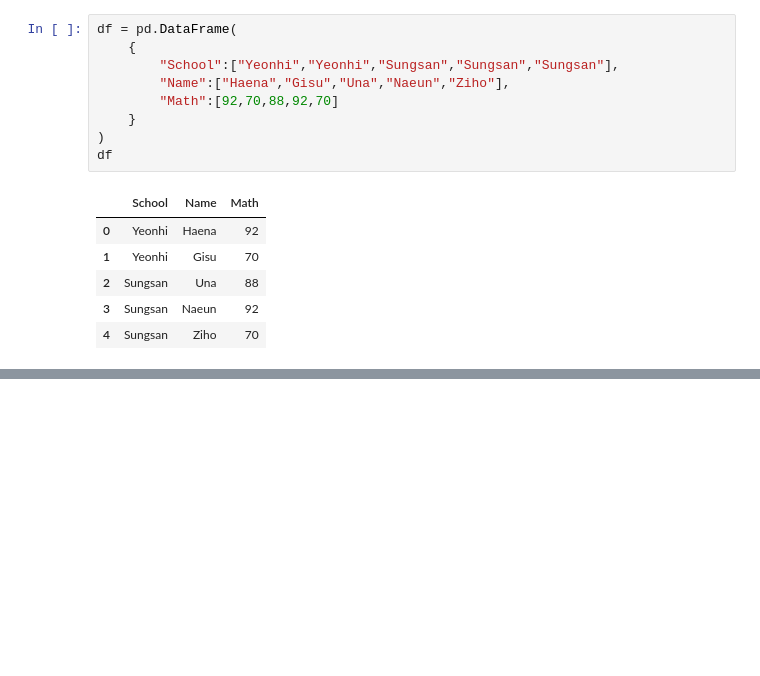
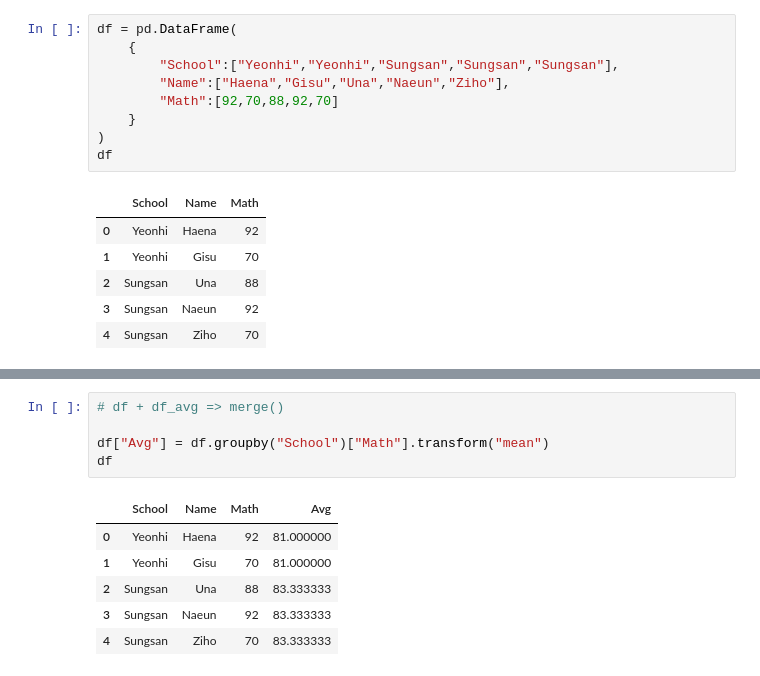
Before and after one commit to ForestJIN815/pandassource, a Jupyter notebook: groupby.ipynb, the cells around one changed output, grey strips where cells are left out. Saved outputs shown, nothing was run; the diff lists cells and outputs as text; blank space fills up the shorter version.

```diff
--- a/groupby.ipynb
+++ b/groupby.ipynb
@@ -231,0 +242,12 @@ df
+# %%
+# df + df_avg => merge()
+
+df["Avg"] = df.groupby("School")["Math"].transform("mean")
+df
+# %% [output]
+|  | School | Name | Math | Avg |
+| 0 | Yeonhi | Haena | 92 | 81.000000 |
+| 1 | Yeonhi | Gisu | 70 | 81.000000 |
+| 2 | Sungsan | Una | 88 | 83.333333 |
+| 3 | Sungsan | Naeun | 92 | 83.333333 |
+| 4 | Sungsan | Ziho | 70 | 83.333333 |
```
Also changed, not shown: parts of 19 cells of this notebook, 2 other files.
